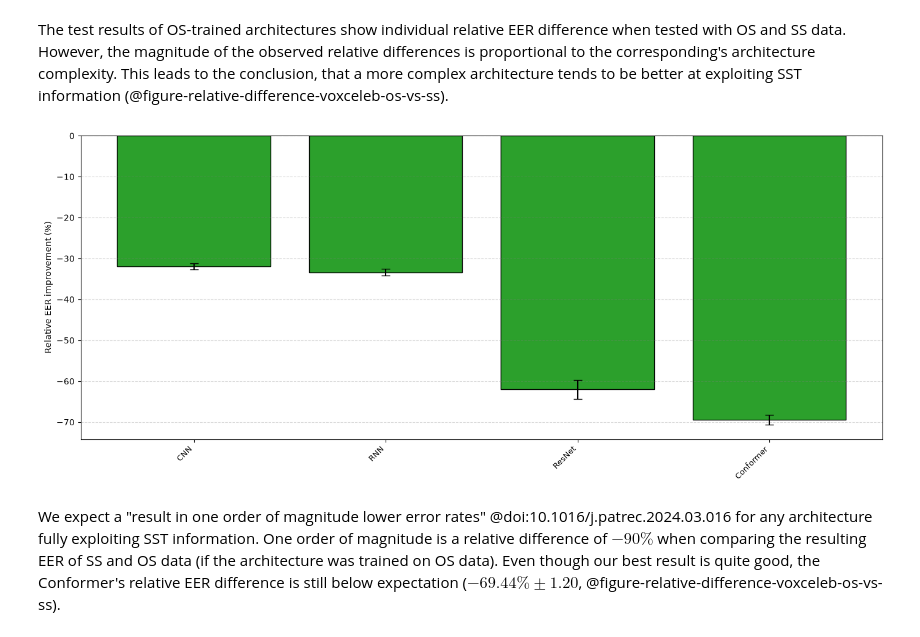
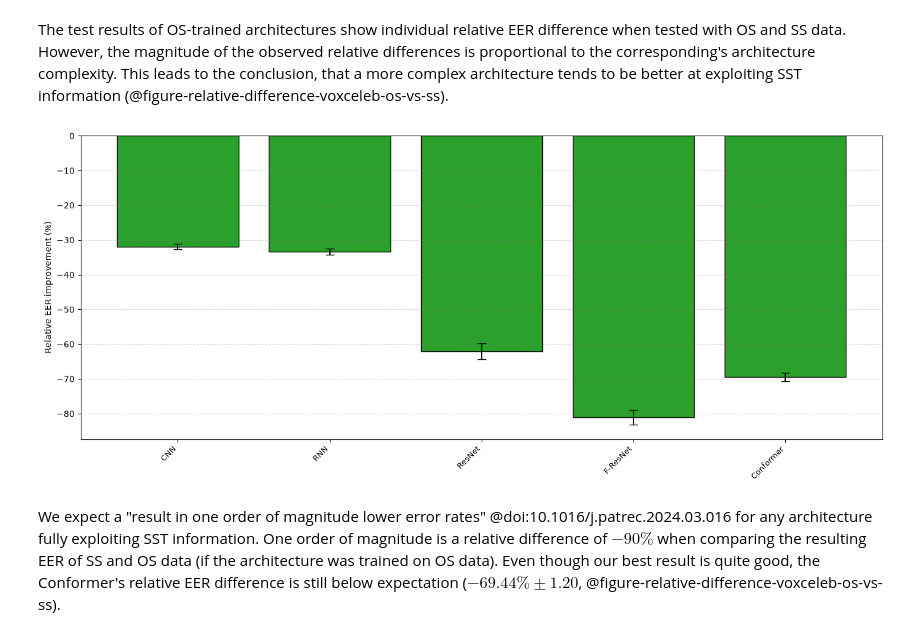
Before and after one commit to sage-diarization/Speaker-Recognition-Supra-Segmental-Temporal-Features, a Jupyter notebook: doc/speaker-verification.ipynb, the cells around one changed output. Saved outputs shown, nothing was run; the diff lists cells and outputs as text; code cells hidden in the pictures.

```diff
--- a/doc/speaker-verification.ipynb
+++ b/doc/speaker-verification.ipynb
@@ -58,9 +64,9 @@ The test results of OS-trained architectures show individual relative EER differ
 # %%
 #| label: figure-relative-difference-voxceleb-os-vs-ss
 #| caption: Relative difference of OS compared to SS results for each architecture trained on OS data. The Conformer shows the biggest relative difference ($-69.44 \% \pm 1.20$).
-plots.relative_eer(comparison_type='test_strategy', archs=['CNN', 'RNN', 'ResNet', 'Conformer'])
+plots.relative_eer(comparison_type='test_strategy')
 # %% [output]
-[figure, old version]
+[figure, new version]
 # %% [markdown]
 We expect a "result in one order of magnitude lower error rates" @doi:10.1016/j.patrec.2024.03.016 for any architecture fully exploiting SST information. One order of magnitude is a relative difference of $-90 \%$ when comparing the resulting EER of SS and OS data (if the architecture was trained on OS data). Even though our best result is quite good, the Conformer's relative EER difference is still below expectation ($-69.44 \% \pm 1.20$, @figure-relative-difference-voxceleb-os-vs-ss).
 # %% [markdown]
```
Also changed, not shown: parts of 13 cells of this notebook, 6 other files.
